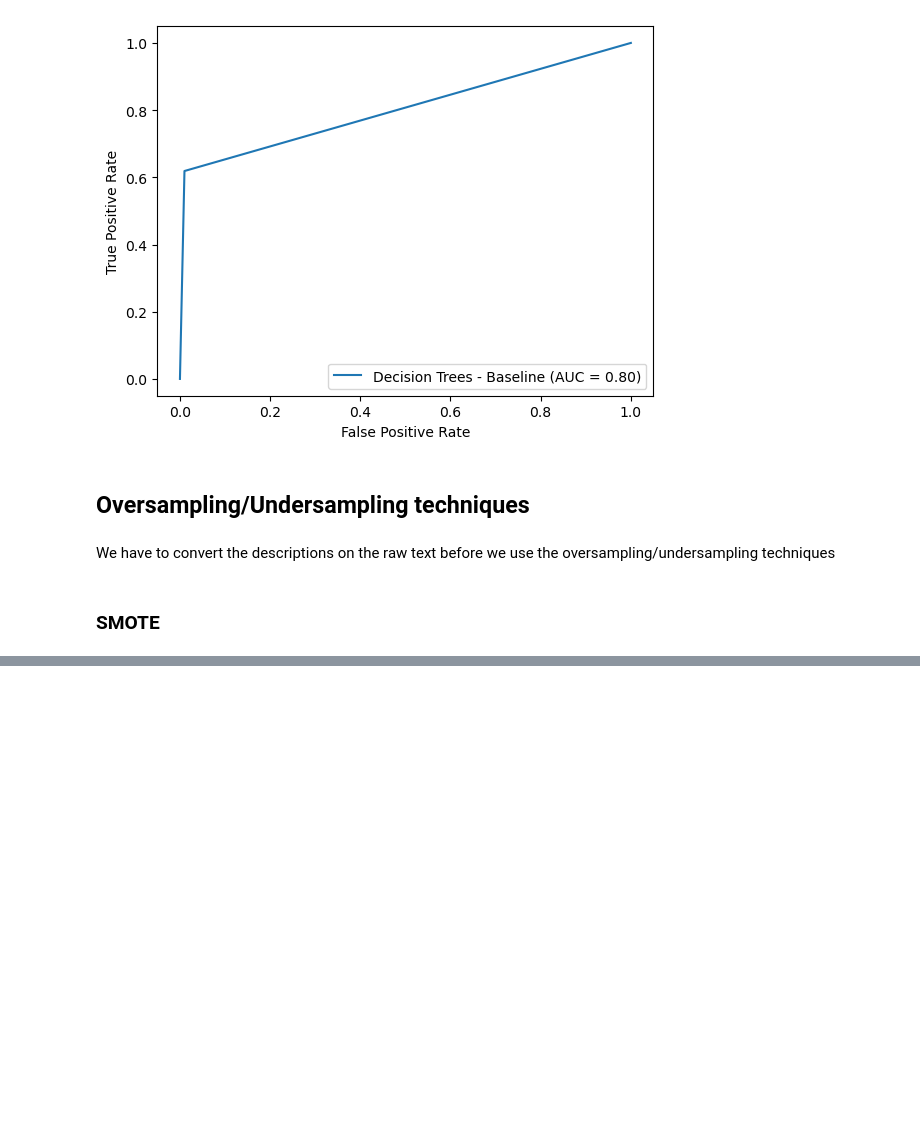
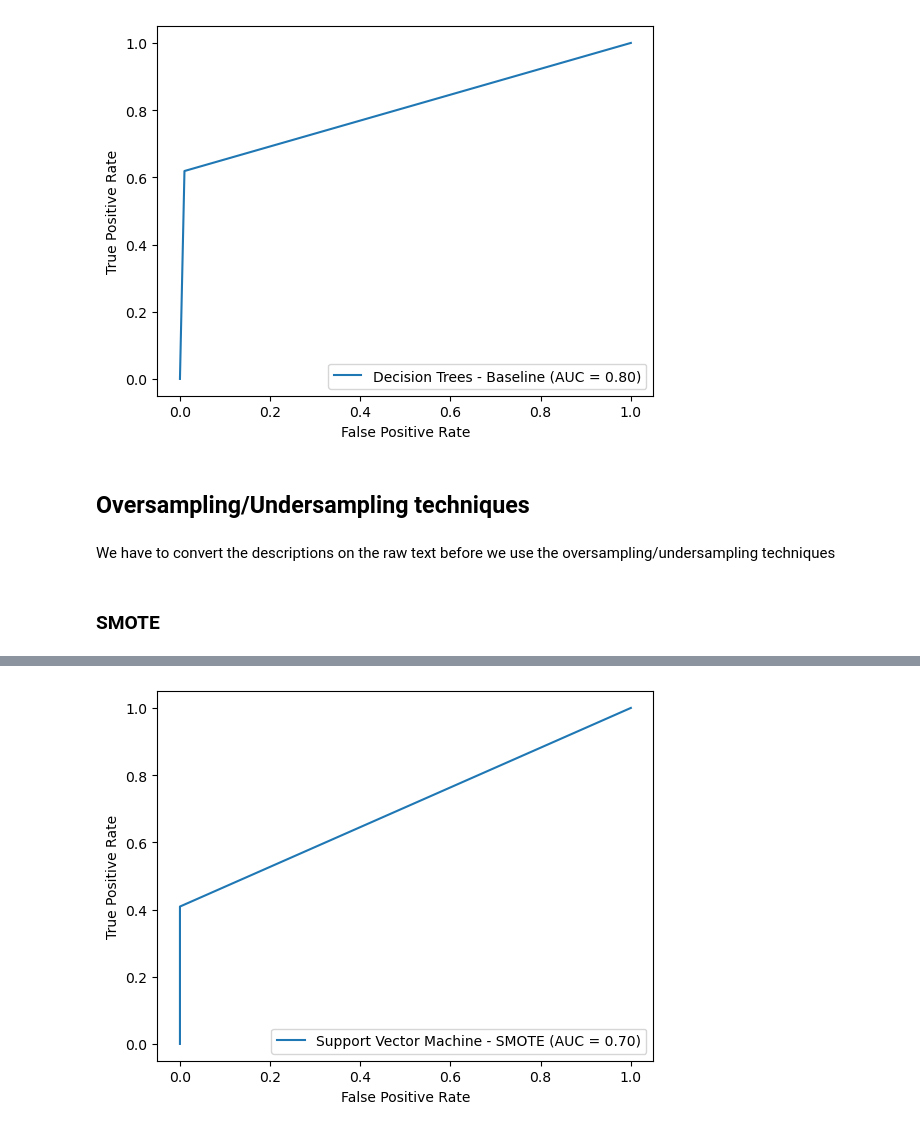
Before and after one commit to kiriakospapa/Text-Mining-Project, a Jupyter notebook: code.ipynb, the cells around one changed output, grey strips where cells are left out. Drawn from its saved outputs; the diff is of its cells as text; code cells hidden in the pictures; blank space fills up the shorter version.

```diff
--- a/code.ipynb
+++ b/code.ipynb
@@ -371,0 +447,5 @@ ModuleNotFoundError: No module named 'imblearn'
+# %%
+# Define the pipeline
+pipe = Pipeline([ ('clf', SVC())])
+# Train the pipeline
+pipe.fit(X_train, y_train)
@@ -371,0 +454,3 @@ ModuleNotFoundError: No module named 'imblearn'
+# %%
+svm_smote_pred = pipe.predict(X_test)
+print(classification_report(y_test, svm_smote_pred))
@@ -371,0 +466,4 @@ ModuleNotFoundError: No module named 'imblearn'
+# %%
+plot_roc(y_test, svm_smote_pred, "Support Vector Machine - SMOTE")
+# %% [output]
+[figure, added]
```
Also changed, not shown: parts of 17 cells of this notebook.
